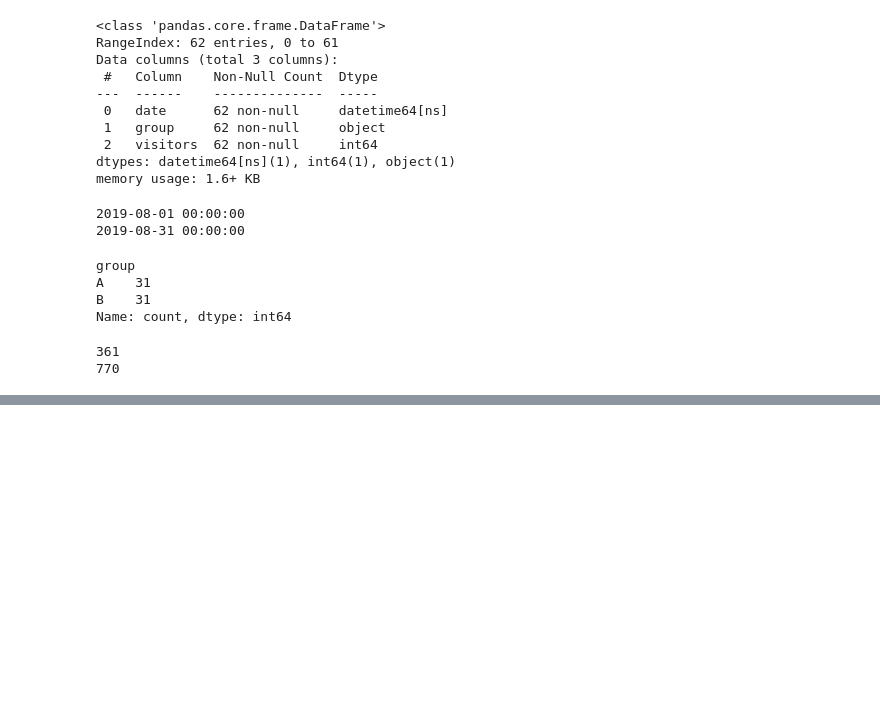
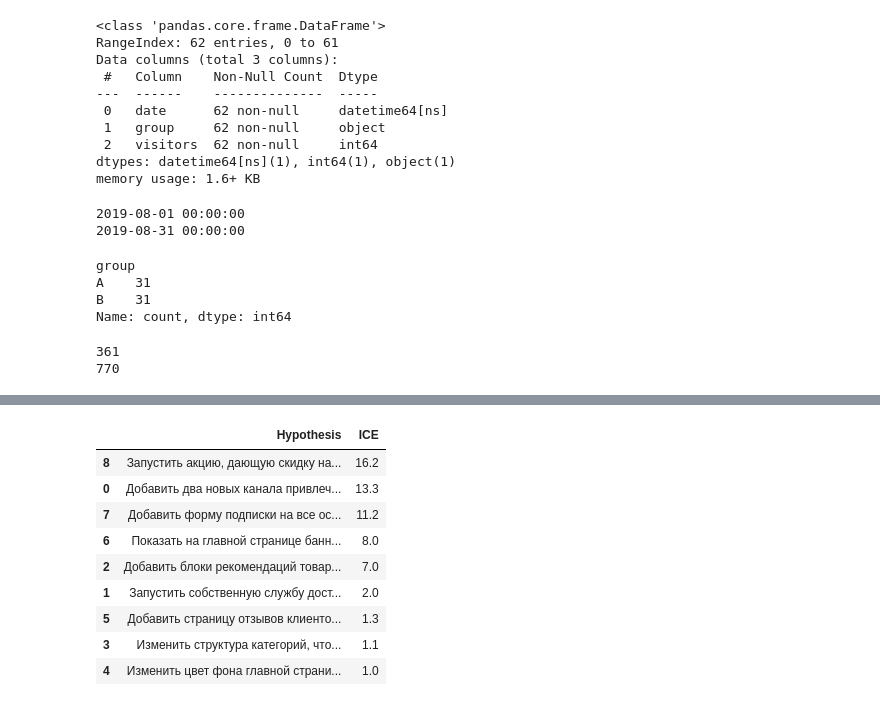
Before and after one commit to COwDizzy/Yandex_Practicum, a Jupyter notebook: AB tests YaPract Rozhkov (2).ipynb, the cells around one changed output, grey strips where cells are left out. Drawn from its saved outputs; the diff is of its cells as text; code cells hidden in the pictures; blank space fills up the shorter version.

```diff
--- a/AB tests YaPract Rozhkov (2).ipynb
+++ b/AB tests YaPract Rozhkov (2).ipynb
@@ -264,0 +289,14 @@ print(visitors['visitors'].max())
+# %%
+hypothesis['ICE'] = ((hypothesis['Impact']*hypothesis['Confidence'])/hypothesis['Efforts'])
+hypothesis[['Hypothesis', 'ICE']].sort_values(by='ICE', ascending=False).round(1)
+# %% [output]
+|  | Hypothesis | ICE |
+| 8 | Запустить акцию, дающую скидку на... | 16.2 |
+| 0 | Добавить два новых канала привлеч... | 13.3 |
+| 7 | Добавить форму подписки на все ос... | 11.2 |
+| 6 | Показать на главной странице банн... | 8.0 |
+| 2 | Добавить блоки рекомендаций товар... | 7.0 |
+| 1 | Запустить собственную службу дост... | 2.0 |
+| 5 | Добавить страницу отзывов клиенто... | 1.3 |
+| 3 | Изменить структура категорий, что... | 1.1 |
+| 4 | Изменить цвет фона главной страни... | 1.0 |
```
Also changed, not shown: parts of 15 cells of this notebook.
